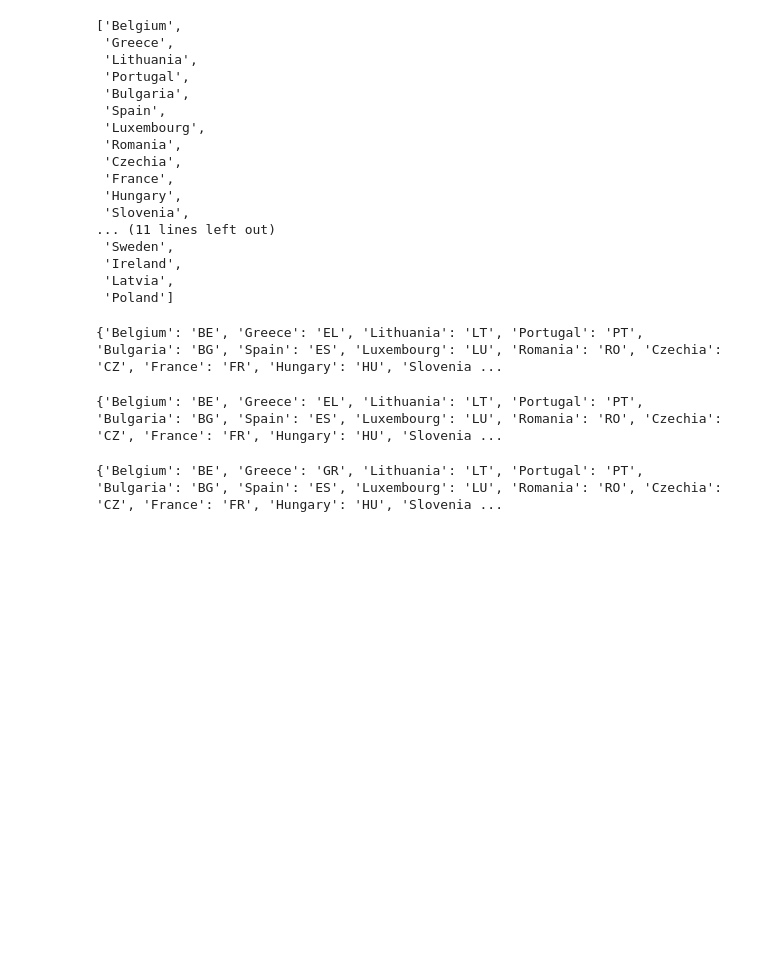
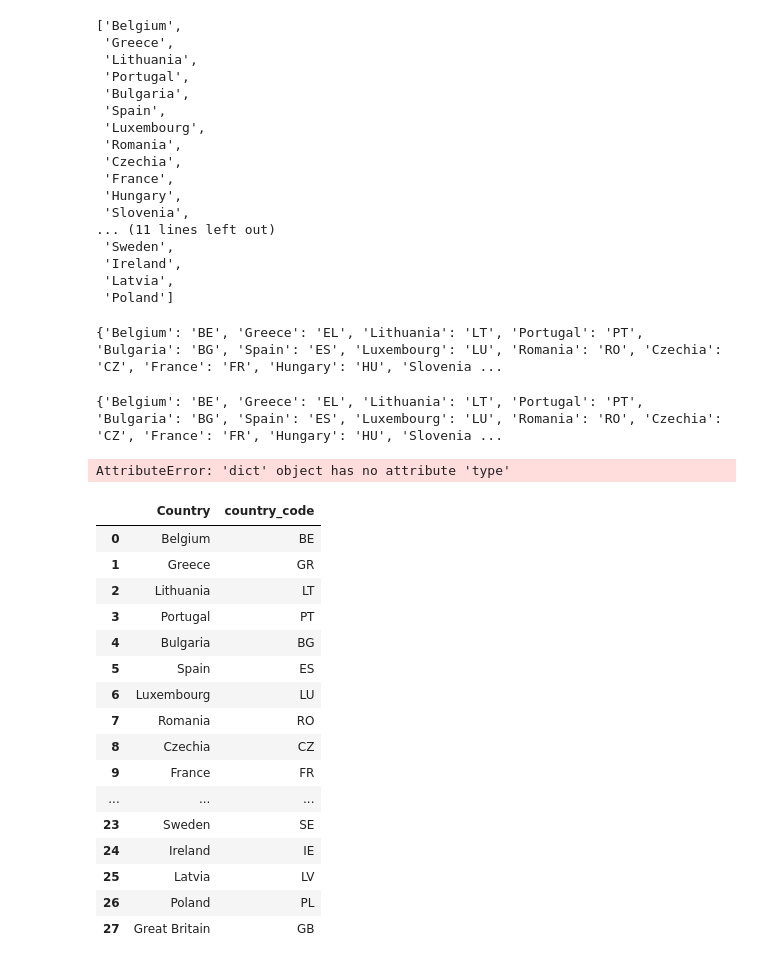
Before and after one commit to alejandramatiasmartin2/data_project_m1_2020, a Jupyter notebook: Cleaning.ipynb, the cells around one changed output. Drawn from its saved outputs; the diff is of its cells as text; code cells hidden in the pictures; blank space fills up the shorter version.

```diff
--- a/Cleaning.ipynb
+++ b/Cleaning.ipynb
@@ -344,6 +343,6 @@ print(dict_countries)
 {'Belgium': 'BE', 'Greece': 'EL', 'Lithuania': 'LT', 'Portugal': 'PT', 'Bulgaria': 'BG', 'Spain': 'ES', 'Luxembourg': 'LU', 'Romania': 'RO', 'Czechia': 'CZ', 'France': 'FR', 'Hungary': 'HU', 'Slovenia ...
 # %%
 dict_countries['Greece'] = 'GR'
-print(dict_countries)
+print(dict_countries.type)
 # %% [output]
-{'Belgium': 'BE', 'Greece': 'GR', 'Lithuania': 'LT', 'Portugal': 'PT', 'Bulgaria': 'BG', 'Spain': 'ES', 'Luxembourg': 'LU', 'Romania': 'RO', 'Czechia': 'CZ', 'France': 'FR', 'Hungary': 'HU', 'Slovenia ...
+AttributeError: 'dict' object has no attribute 'type'
@@ -349,0 +352,23 @@ print(dict_countries)
+# %%
+
+data_dict = pd.DataFrame(([key,dict_countries[key]] for key in dict_countries.keys()), columns=['Country', 'country_code'])
+# %%
+data_dict
+# %% [output]
+|  | Country | country_code |
+| 0 | Belgium | BE |
+| 1 | Greece | GR |
+| 2 | Lithuania | LT |
+| 3 | Portugal | PT |
+| 4 | Bulgaria | BG |
+| 5 | Spain | ES |
+| 6 | Luxembourg | LU |
+| 7 | Romania | RO |
+| 8 | Czechia | CZ |
+| 9 | France | FR |
+| ... | ... | ... |
+| 23 | Sweden | SE |
+| 24 | Ireland | IE |
+| 25 | Latvia | LV |
+| 26 | Poland | PL |
+| 27 | Great Britain | GB |
```
Also changed, not shown: parts of 5 cells of this notebook, 4 other files.
